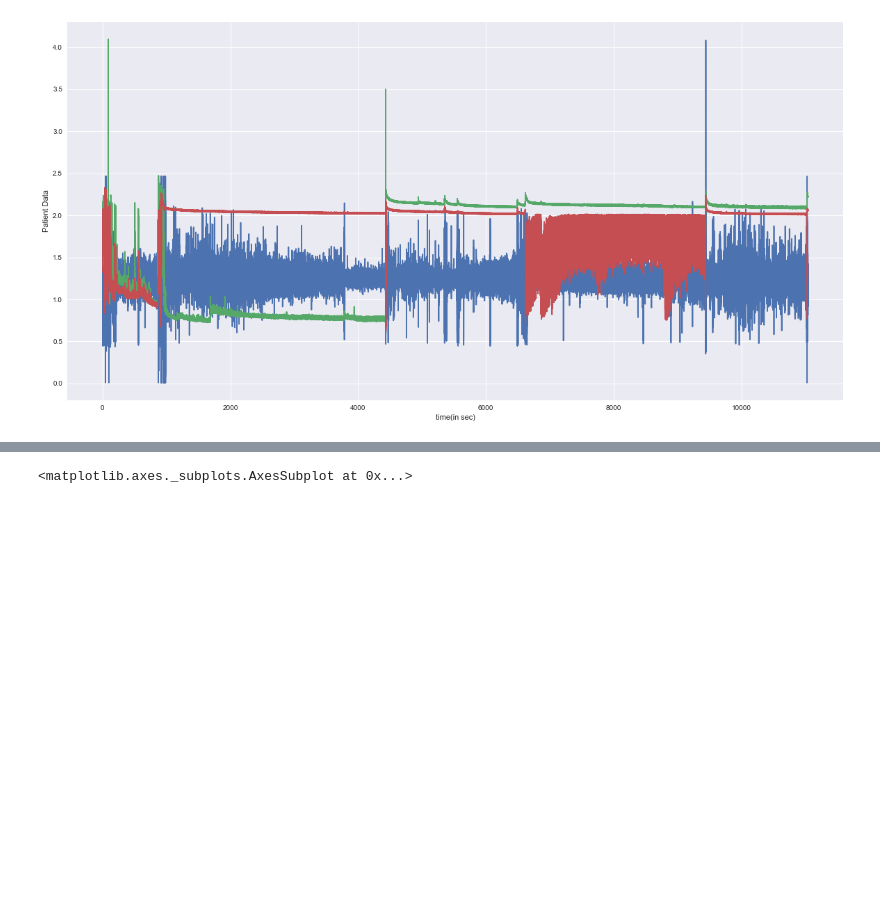
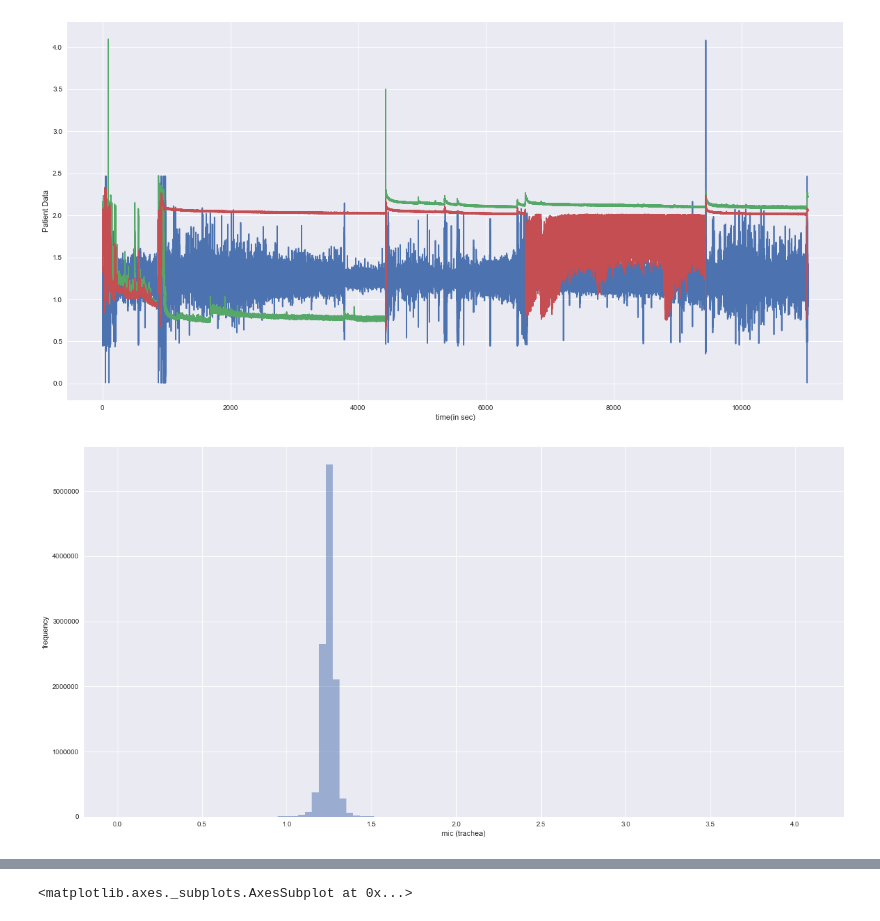
Before and after one commit to HimajaYerra/myproj, a Jupyter notebook: project_17July.ipynb, the cells around one changed output, grey strips where cells are left out. Cells and saved outputs as stored; diff of their text form; code cells hidden in the pictures; blank space fills up the shorter version.

```diff
--- a/project_17July.ipynb
+++ b/project_17July.ipynb
@@ -215,3 +211,12 @@ ax.set_xlabel('time(in sec)')
 # %% [output]
 <matplotlib.text.Text at 0x...>
 [figure]
+# %%
+fig = plt.figure(figsize=(20,10))
+ax = fig.add_subplot(1,1,1)
+ax.hist(overnight_file1['mic (trachea)'],100,alpha=0.5,label='mic')
+ax.set_ylabel('frequency')
+ax.set_xlabel('mic (trachea)')
+plt.show()
+# %% [output]
+[figure, added]
```
Also changed, not shown: parts of 7 cells of this notebook.
